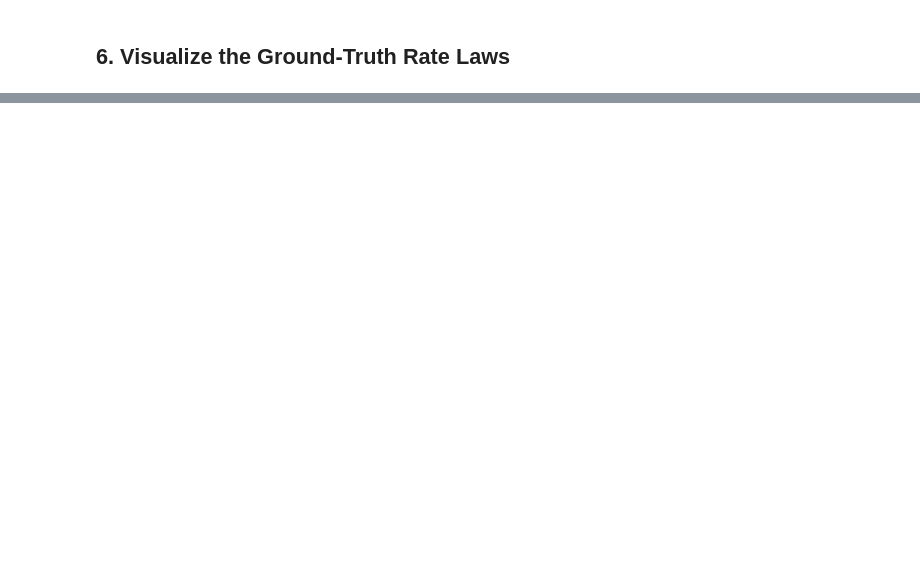
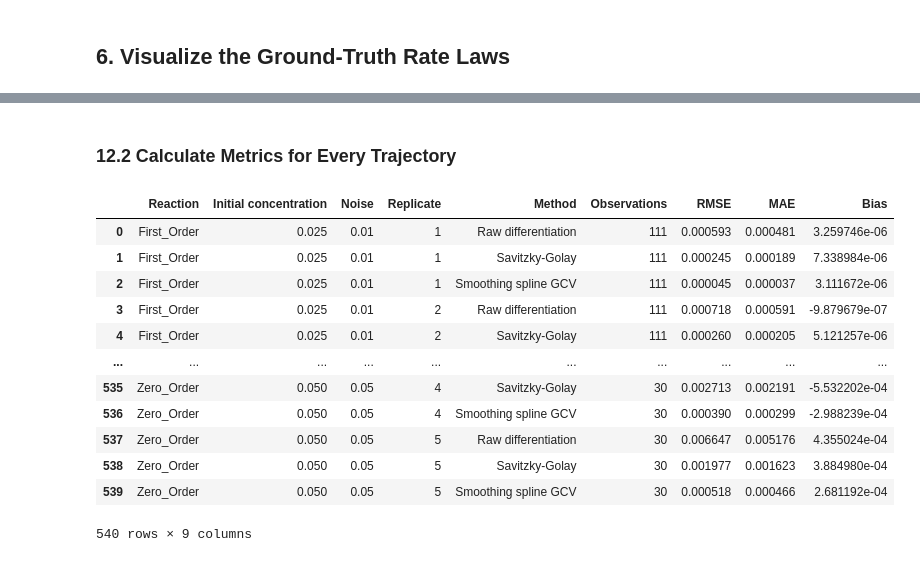
Before and after one commit to PrakharG8651/CHE657-Term-Project, a Jupyter notebook: Analysis.ipynb, the cells around one changed output, grey strips where cells are left out. Saved outputs shown, nothing was run; the diff lists cells and outputs as text; code cells hidden in the pictures; blank space fills up the shorter version.

Commit message:
Updated analysis for different k

```diff
--- a/Analysis.ipynb
+++ b/Analysis.ipynb
@@ -19,6 +15,7 @@ PySR may compile its Julia backend during its first model fit.
 # %% [markdown]
 ## 2. Import Libraries
 # %%
+import json
 import numpy as np
 import pandas as pd
 import matplotlib.pyplot as plt
@@ -27,7 +24,9 @@ import sympy as sp
 from itertools import combinations
 from pathlib import Path
 from scipy.signal import savgol_filter
-from scipy.optimize import least_squares
+from scipy.interpolate import make_smoothing_spline
+from sklearn.metrics import mean_squared_error, mean_absolute_error
 from pysr import PySRRegressor
-from sklearn.metrics import mean_squared_error, mean_absolute_error
+
+pd.set_option("display.max_colwidth", 120)
 # %% [markdown]
@@ -1955,0 +881,54 @@ NameError: name 'sg_model_first' is not defined
+# %% [markdown]
+### 12.2 Calculate Metrics for Every Trajectory
+# %%
+method_columns = {
+    "Raw differentiation": "rate_raw",
+    "Savitzky-Golay": "rate_sg",
+    "Smoothing spline GCV": "rate_spline"
+}
+
+trajectory_metrics = []
+
+for (reaction, initial_concentration, noise, replicate), group in df_evaluation.groupby(
+    ["reaction", "initial_concentration_mol_L", "noise_level", "replicate"],
+    sort=False
+):
+    valid = group["evaluation_valid"].to_numpy(dtype=bool)
+
+    if not valid.any():
+        continue
+
+    y_true = group.loc[valid, "rate_true"].to_numpy(dtype=float)
+
+    for method, rate_column in method_columns.items():
+        y_estimated = group.loc[valid, rate_column].to_numpy(dtype=float)
+        error = y_estimated - y_true
+
+        trajectory_metrics.append({
+            "Reaction": reaction,
+            "Initial concentration": initial_concentration,
+            "Noise": noise,
+            "Replicate": replicate,
+            "Method": method,
+            "Observations": int(valid.sum()),
+            "RMSE": np.sqrt(np.mean(error**2)),
+            "MAE": np.mean(np.abs(error)),
+            "Bias": np.mean(error)
+        })
+
+rate_metrics_df = pd.DataFrame(trajectory_metrics)
+display(rate_metrics_df)
+# %% [output]
+|  | Reaction | Initial concentration | Noise | Replicate | Method | Observations | RMSE | MAE | Bias |
+| 0 | First_Order | 0.025 | 0.01 | 1 | Raw differentiation | 111 | 0.000593 | 0.000481 | 3.259746e-06 |
+| 1 | First_Order | 0.025 | 0.01 | 1 | Savitzky-Golay | 111 | 0.000245 | 0.000189 | 7.338984e-06 |
+| 2 | First_Order | 0.025 | 0.01 | 1 | Smoothing spline GCV | 111 | 0.000045 | 0.000037 | 3.111672e-06 |
+| 3 | First_Order | 0.025 | 0.01 | 2 | Raw differentiation | 111 | 0.000718 | 0.000591 | -9.879679e-07 |
+| 4 | First_Order | 0.025 | 0.01 | 2 | Savitzky-Golay | 111 | 0.000260 | 0.000205 | 5.121257e-06 |
+| ... | ... | ... | ... | ... | ... | ... | ... | ... | ... |
+| 535 | Zero_Order | 0.050 | 0.05 | 4 | Savitzky-Golay | 30 | 0.002713 | 0.002191 | -5.532202e-04 |
+| 536 | Zero_Order | 0.050 | 0.05 | 4 | Smoothing spline GCV | 30 | 0.000390 | 0.000299 | -2.988239e-04 |
+| 537 | Zero_Order | 0.050 | 0.05 | 5 | Raw differentiation | 30 | 0.006647 | 0.005176 | 4.355024e-04 |
+| 538 | Zero_Order | 0.050 | 0.05 | 5 | Savitzky-Golay | 30 | 0.001977 | 0.001623 | 3.884980e-04 |
+| 539 | Zero_Order | 0.050 | 0.05 | 5 | Smoothing spline GCV | 30 | 0.000518 | 0.000466 | 2.681192e-04 |
+540 rows × 9 columns
```
Also changed, not shown: parts of 121 cells of this notebook.
